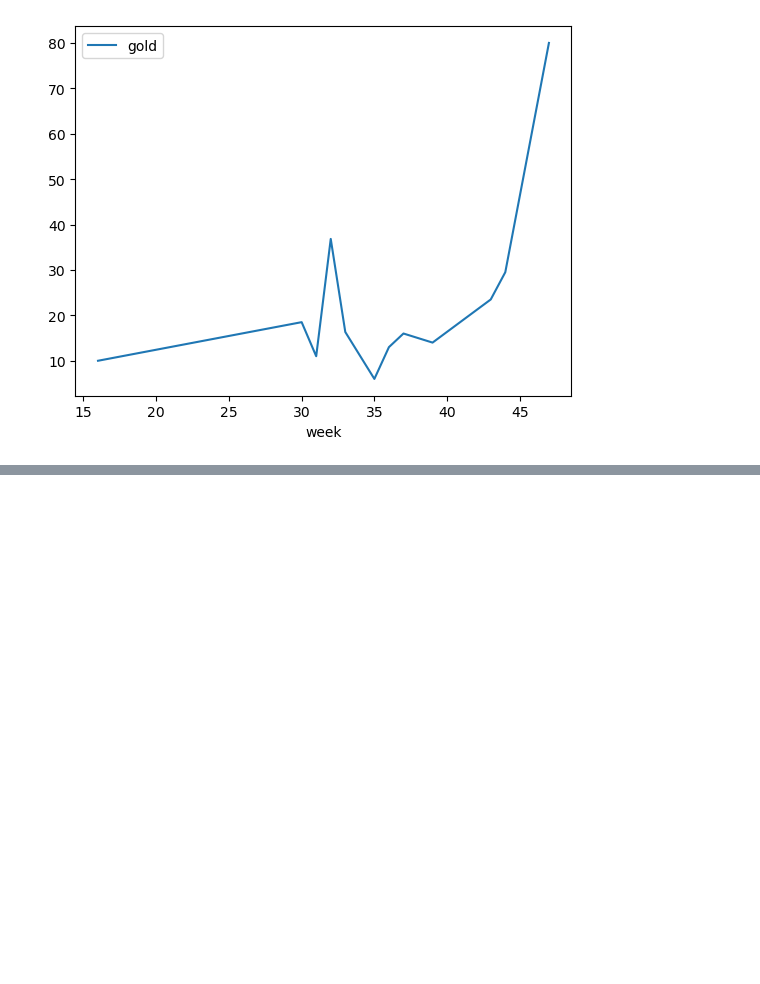
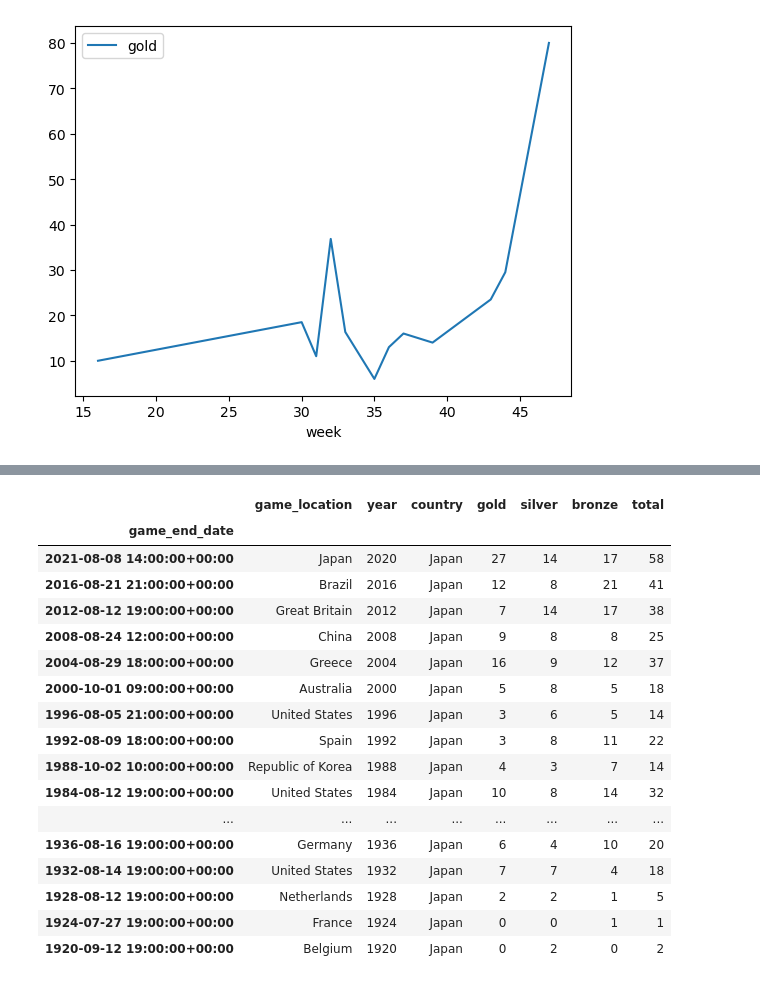
Before and after one commit to ncmoliver/olympic_analysis, a Jupyter notebook: olympic_analysis.ipynb, the cells around one changed output, grey strips where cells are left out. Cells and saved outputs as stored; diff of their text form; code cells hidden in the pictures; blank space fills up the shorter version.

```diff
--- a/olympic_analysis.ipynb
+++ b/olympic_analysis.ipynb
@@ -34,9 +34,11 @@ Requirement already satisfied: six>=1.5 in /opt/anaconda3/envs/dev/lib/python3.1
 # Read in CSV files for retail, olympic host, and olympic medals data
 olympic_host_data = pd.read_csv('olympic_hosts.csv')
 olympic_medals_data = pd.read_csv('olympic_analysis.csv')
+world_population = pd.read_csv('world_population.csv')
 
 display(olympic_host_data.head())
 display(olympic_medals_data.head())
+display(world_population)
 # %% [output]
 |  | game_slug | game_end_date | game_start_date | game_location | game_name | game_season | game_year |
 | 0 | beijing-2022 | 2022-02-20T12:00:00Z | 2022-02-04T15:00:00Z | China | Beijing 2022 | Winter | 2022 |
@@ -126,0 +248,34 @@ weekday_outcomes.plot()
+# %%
+
+# Grab relevant columns from olympic_df
+host_city_df = olympic_df[['game_end_date', 'game_location', 'year', 'country', 'gold', 'silver', 'bronze', 'total' ]]
+
+# Separate pull host city Japan Population and Medal Data
+japan = host_city_df[host_city_df['country'] == 'Japan']
+
+# Change game_end_date datatype to datetime
+japan.loc[:, 'game_end_date'] = pd.to_datetime(japan['game_end_date'])
+
+# Set game_end_date to datetime datatype
+japan = japan.set_index('game_end_date')
+
+japan
+# %% [output]
+|  | game_location | year | country | gold | silver | bronze | total |
+| game_end_date |  |  |  |  |  |  |  |
+| 2021-08-08 14:00:00+00:00 | Japan | 2020 | Japan | 27 | 14 | 17 | 58 |
+| 2016-08-21 21:00:00+00:00 | Brazil | 2016 | Japan | 12 | 8 | 21 | 41 |
+| 2012-08-12 19:00:00+00:00 | Great Britain | 2012 | Japan | 7 | 14 | 17 | 38 |
+| 2008-08-24 12:00:00+00:00 | China | 2008 | Japan | 9 | 8 | 8 | 25 |
+| 2004-08-29 18:00:00+00:00 | Greece | 2004 | Japan | 16 | 9 | 12 | 37 |
+| 2000-10-01 09:00:00+00:00 | Australia | 2000 | Japan | 5 | 8 | 5 | 18 |
+| 1996-08-05 21:00:00+00:00 | United States | 1996 | Japan | 3 | 6 | 5 | 14 |
+| 1992-08-09 18:00:00+00:00 | Spain | 1992 | Japan | 3 | 8 | 11 | 22 |
+| 1988-10-02 10:00:00+00:00 | Republic of Korea | 1988 | Japan | 4 | 3 | 7 | 14 |
+| 1984-08-12 19:00:00+00:00 | United States | 1984 | Japan | 10 | 8 | 14 | 32 |
+| ... | ... | ... | ... | ... | ... | ... | ... |
+| 1936-08-16 19:00:00+00:00 | Germany | 1936 | Japan | 6 | 4 | 10 | 20 |
+| 1932-08-14 19:00:00+00:00 | United States | 1932 | Japan | 7 | 7 | 4 | 18 |
+| 1928-08-12 19:00:00+00:00 | Netherlands | 1928 | Japan | 2 | 2 | 1 | 5 |
+| 1924-07-27 19:00:00+00:00 | France | 1924 | Japan | 0 | 0 | 1 | 1 |
+| 1920-09-12 19:00:00+00:00 | Belgium | 1920 | Japan | 0 | 2 | 0 | 2 |
```
Also changed, not shown: parts of 12 cells of this notebook.
